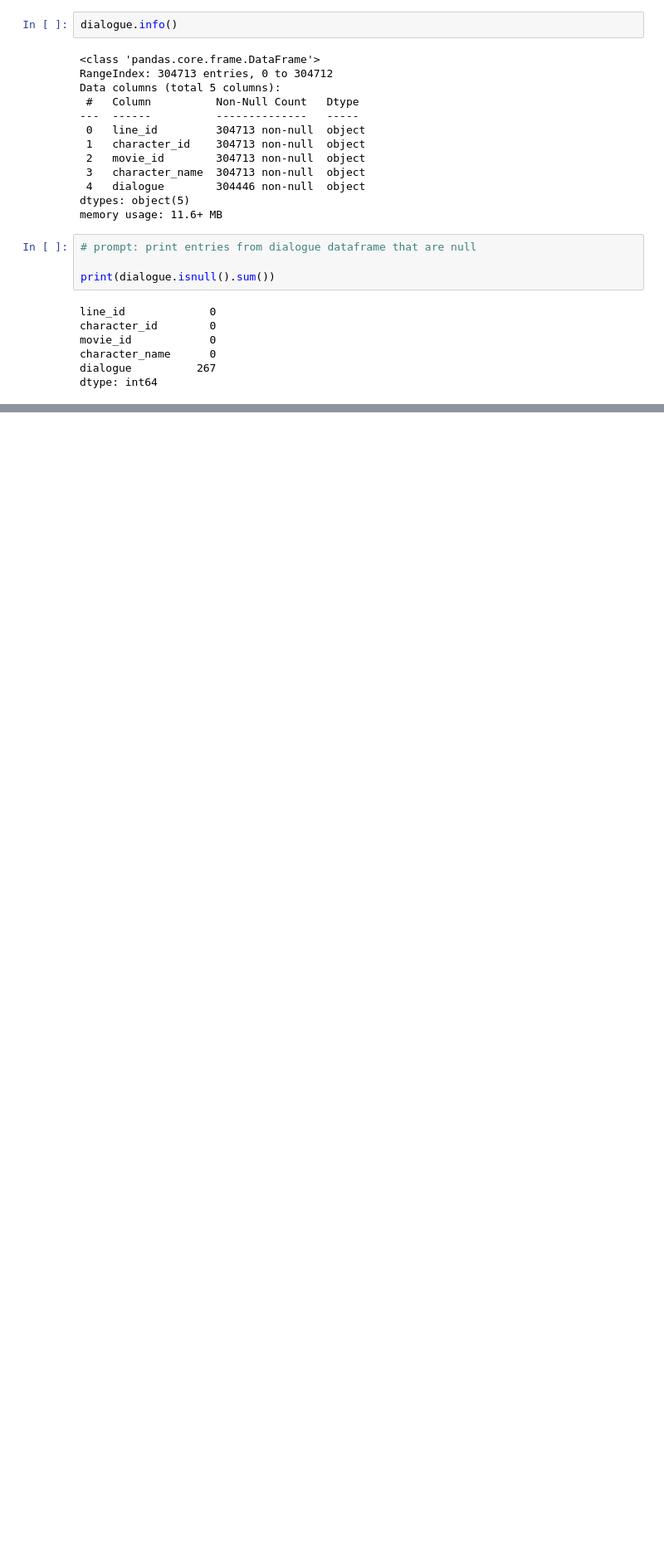
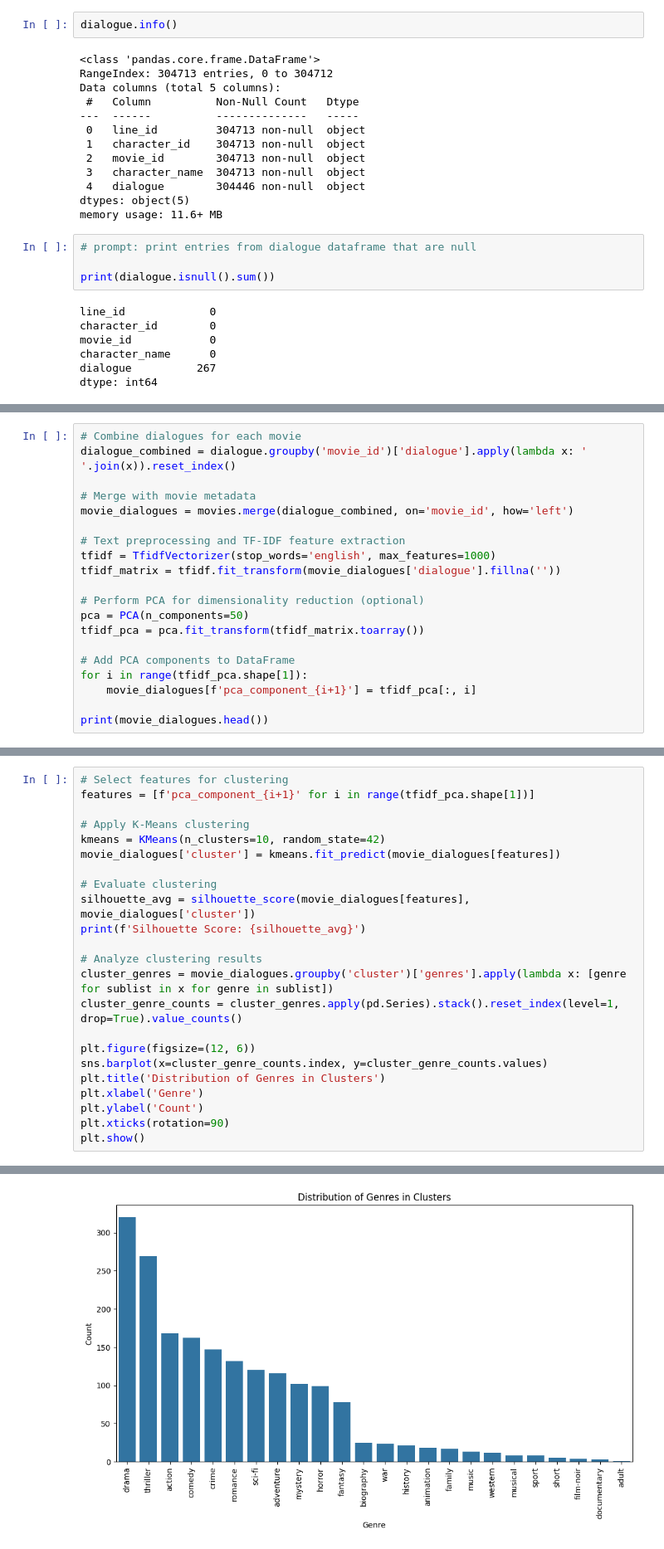
Before and after one commit to dstephenhaynes/DTSA5510, a Jupyter notebook: DTSA5510_Final.ipynb, the cells around one changed output, grey strips where cells are left out. Shown: that part at 83% size. Drawn from its saved outputs; the diff is of its cells as text; blank space fills up the shorter version.

```diff
--- a/DTSA5510_Final.ipynb
+++ b/DTSA5510_Final.ipynb
@@ -142,0 +231,20 @@ dialogue.head()
+# %%
+# Combine dialogues for each movie
+dialogue_combined = dialogue.groupby('movie_id')['dialogue'].apply(lambda x: ' '.join(x)).reset_index()
+
+# Merge with movie metadata
+movie_dialogues = movies.merge(dialogue_combined, on='movie_id', how='left')
+
+# Text preprocessing and TF-IDF feature extraction
+tfidf = TfidfVectorizer(stop_words='english', max_features=1000)
+tfidf_matrix = tfidf.fit_transform(movie_dialogues['dialogue'].fillna(''))
+
+# Perform PCA for dimensionality reduction (optional)
+pca = PCA(n_components=50)
+tfidf_pca = pca.fit_transform(tfidf_matrix.toarray())
+
+# Add PCA components to DataFrame
+for i in range(tfidf_pca.shape[1]):
+    movie_dialogues[f'pca_component_{i+1}'] = tfidf_pca[:, i]
+
+print(movie_dialogues.head())
@@ -142,0 +269,24 @@ dialogue.head()
+# %%
+# Select features for clustering
+features = [f'pca_component_{i+1}' for i in range(tfidf_pca.shape[1])]
+
+# Apply K-Means clustering
+kmeans = KMeans(n_clusters=10, random_state=42)
+movie_dialogues['cluster'] = kmeans.fit_predict(movie_dialogues[features])
+
+# Evaluate clustering
+silhouette_avg = silhouette_score(movie_dialogues[features], movie_dialogues['cluster'])
+print(f'Silhouette Score: {silhouette_avg}')
+
+# Analyze clustering results
+cluster_genres = movie_dialogues.groupby('cluster')['genres'].apply(lambda x: [genre for sublist in x for genre in sublist])
+cluster_genre_counts = cluster_genres.apply(pd.Series).stack().reset_index(level=1, drop=True).value_counts()
+
+plt.figure(figsize=(12, 6))
+sns.barplot(x=cluster_genre_counts.index, y=cluster_genre_counts.values)
+plt.title('Distribution of Genres in Clusters')
+plt.xlabel('Genre')
+plt.ylabel('Count')
+plt.xticks(rotation=90)
+plt.show()
+# %% [output]
@@ -142,0 +294 @@ dialogue.head()
+[figure, added]
```
Also changed, not shown: parts of 10 cells of this notebook.
